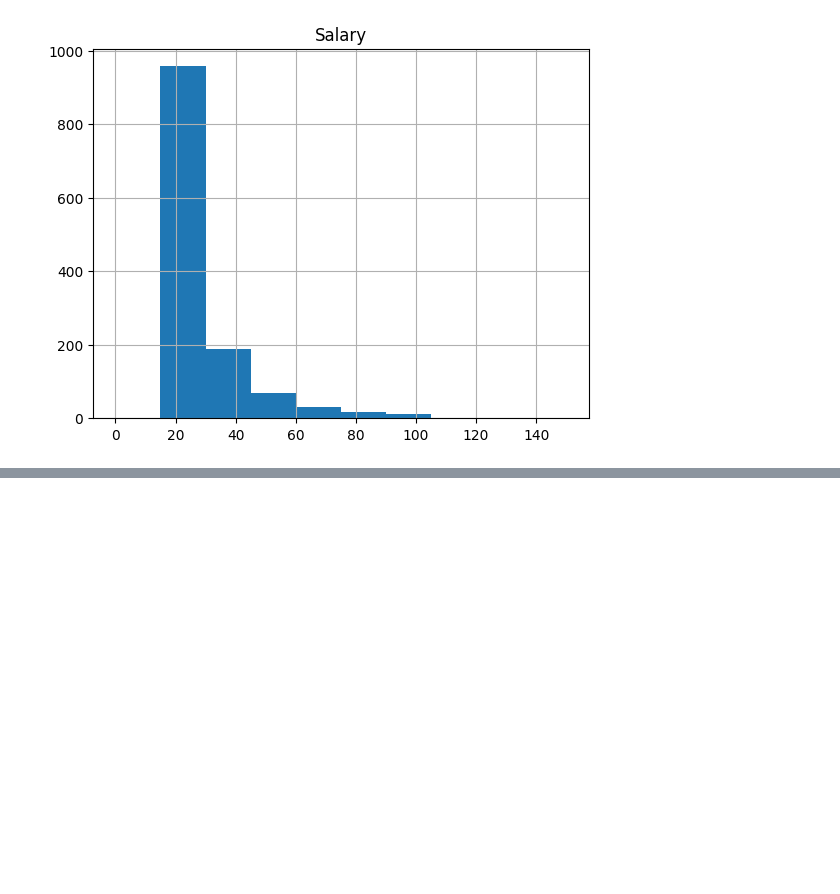
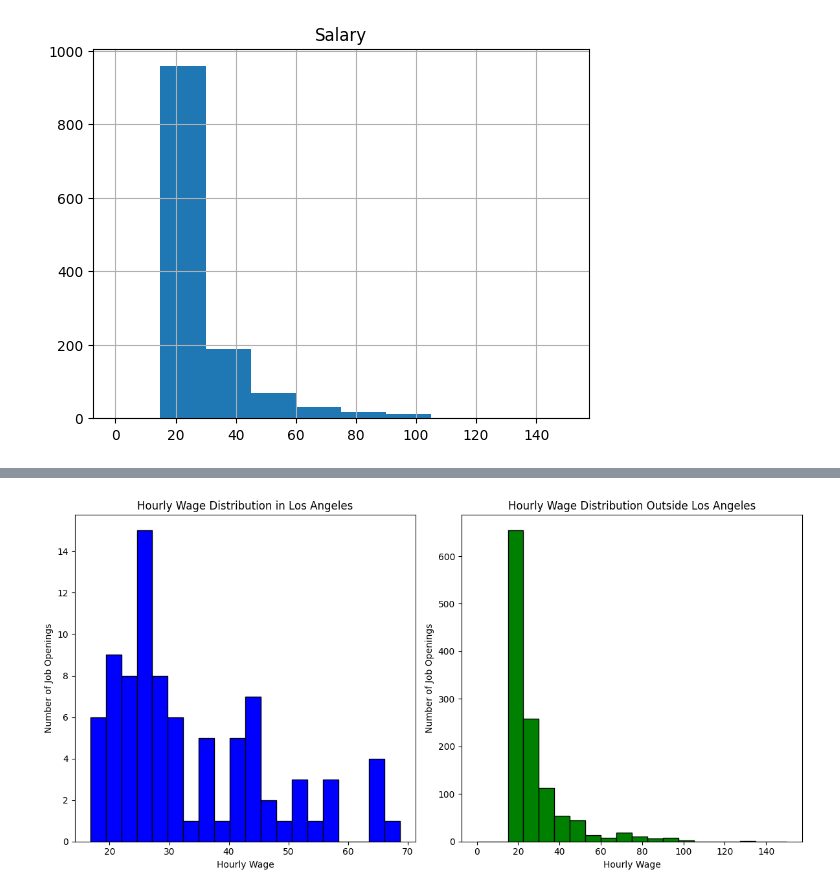
Before and after one commit to yanychoi-bot/irvine, a Jupyter notebook: src/visualize.ipynb, the cells around one changed output, grey strips where cells are left out. Cells and saved outputs as stored; diff of their text form; code cells hidden in the pictures; blank space fills up the shorter version.

```diff
--- a/src/visualize.ipynb
+++ b/src/visualize.ipynb
@@ -44,0 +83,35 @@ Maximum: 250.0
+# %%
+import pandas as pd
+import matplotlib.pyplot as plt
+
+# Load the CSV file
+df = pd.read_csv('jobs.csv')
+
+# Define the criterion for filtering jobs in LA - update this according to your data
+la_criterion = df['Location'].str.contains('Los Angeles', case=False, na=False)
+
+# Segment the data into two DataFrames
+la_jobs = df[la_criterion]
+non_la_jobs = df[~la_criterion]
+
+# Plotting
+plt.figure(figsize=(12, 6))
+
+# Plot for LA
+plt.subplot(1, 2, 1)  # 1 row, 2 columns, 1st subplot
+plt.hist(la_jobs['Salary'], bins=20, color='blue', edgecolor='black')
+plt.title('Hourly Wage Distribution in Los Angeles')
+plt.xlabel('Hourly Wage')
+plt.ylabel('Number of Job Openings')
+
+# Plot for outside LA
+plt.subplot(1, 2, 2)  # 1 row, 2 columns, 2nd subplot
+plt.hist(non_la_jobs['Salary'], bins=20, color='green', edgecolor='black', range=(0, 150))
+plt.title('Hourly Wage Distribution Outside Los Angeles')
+plt.xlabel('Hourly Wage')
+plt.ylabel('Number of Job Openings')
+
+plt.tight_layout()
+plt.show()
+# %% [output]
+[figure, added]
```
Also changed, not shown: parts of 10 cells of this notebook, 3 other files.
